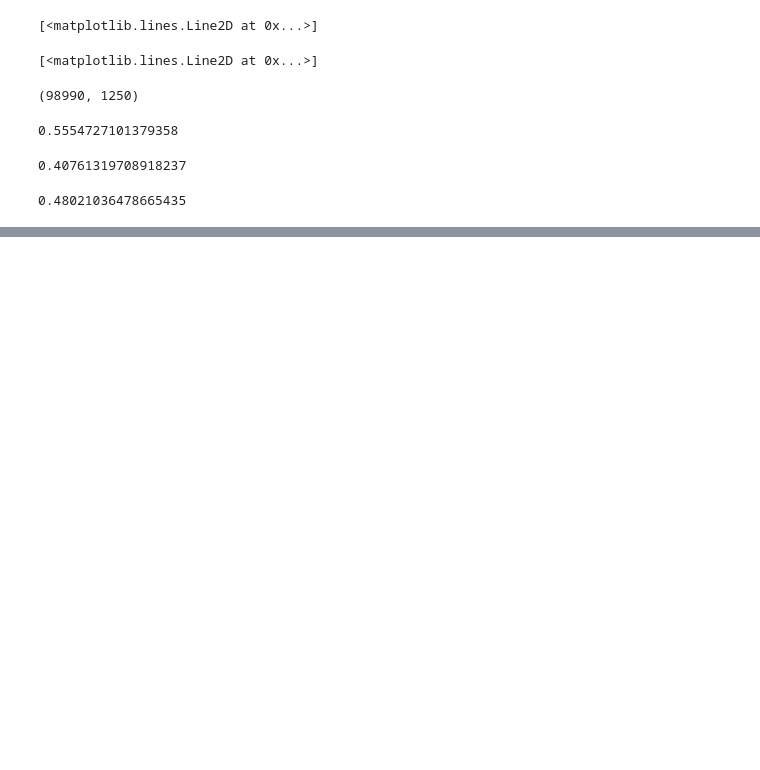
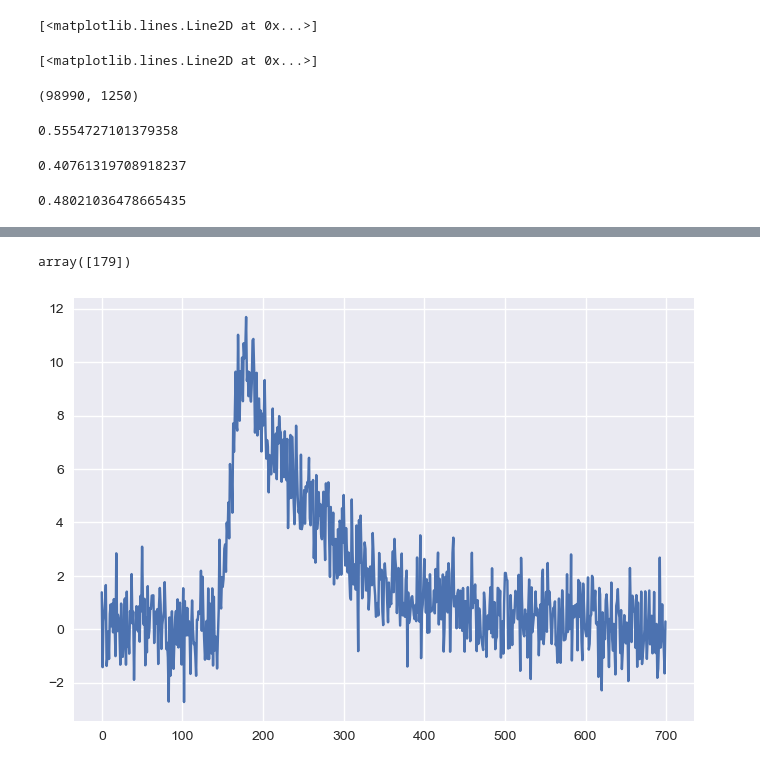
Before and after one commit to mjoudy/Calcium---AR, a Jupyter notebook: pre-processing-for-stefan.ipynb, the cells around one changed output, grey strips where cells are left out. Saved outputs shown, nothing was run; the diff lists cells and outputs as text; code cells hidden in the pictures; blank space fills up the shorter version.

```diff
--- a/pre-processing-for-stefan.ipynb
+++ b/pre-processing-for-stefan.ipynb
@@ -278,0 +301,9 @@ np.corrcoef(G.flatten(), a.flatten())[0, 1]
+# %%
+c_test1 = calcium_nsp_noisy[n, 5500:6200]
+
+plt.plot(c_test1)
+
+np.where(c_test1 == np.max(c_test1))[0]
+# %% [output]
+array([179])
+[figure, added]
```
Also changed, not shown: parts of 13 cells of this notebook.
